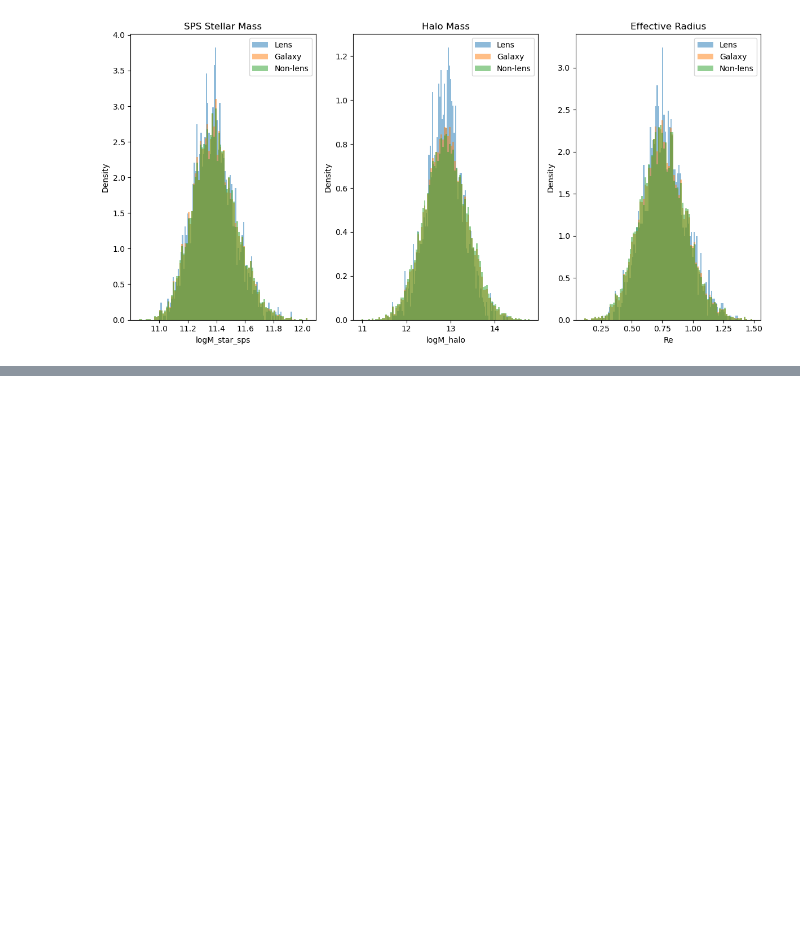
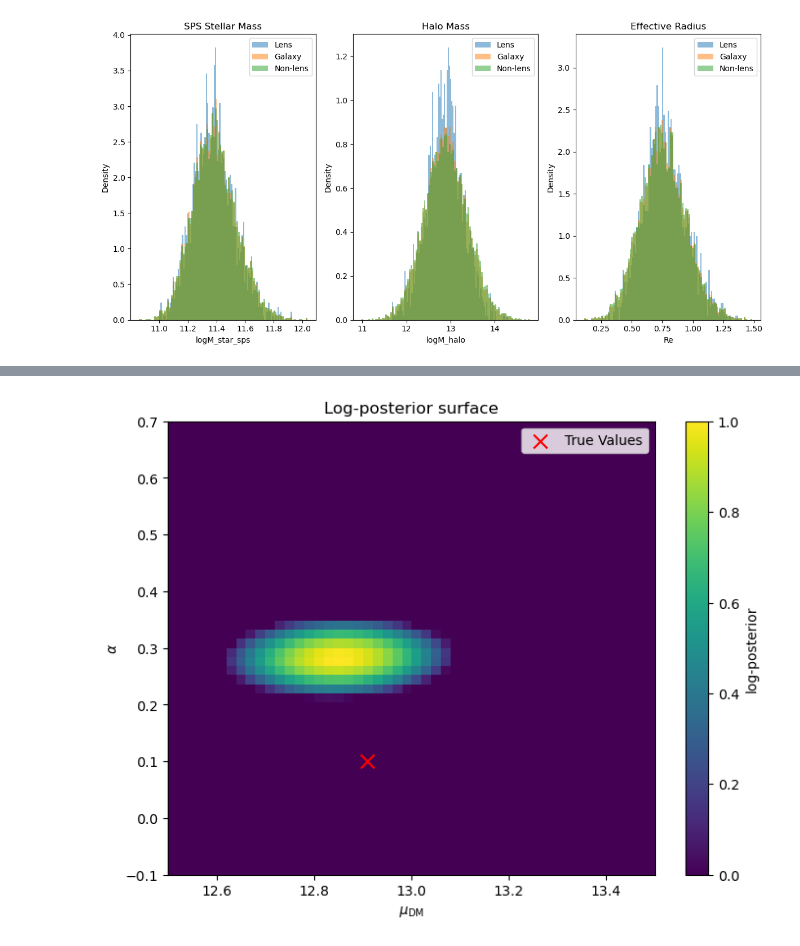
Before and after one commit to zheshishuoshuo/sl_inference_only_muDMalpha, a Jupyter notebook: test_notebook/test_mock.ipynb, the cells around one changed output, grey strips where cells are left out. Saved outputs shown, nothing was run; the diff lists cells and outputs as text; code cells hidden in the pictures; blank space fills up the shorter version.

```diff
--- a/test_notebook/test_mock.ipynb
+++ b/test_notebook/test_mock.ipynb
@@ -81,0 +109,54 @@ nonlens = df_lens[df_lens["is_lensed"] == 0]
+# %%
+import numpy as np
+import matplotlib.pyplot as plt
+from joblib import Parallel, delayed
+from tqdm import tqdm
+import sys
+sys.path.append("../..")
+import sl_inference_only_muDMalpha as sl
+from sl_inference_only_muDMalpha.likelihood import log_posterior, precompute_grids
+from sl_inference_only_muDMalpha.config import SCATTER
+from sl_inference_only_muDMalpha.mock_generator.mock_generator import run_mock_simulation
+
+# 1. 固定 mock 数据
+logalpha = 0.1
+mock_lens_data, mock_observed_data = run_mock_simulation(300, logalpha=logalpha, seed=42)
+logM_sps_obs = mock_observed_data["logM_star_sps_observed"].values
+
+# 2. 预计算 grids
+logMh_grid = np.linspace(11.0, 15.0, 100)
+grids = precompute_grids(mock_observed_data, logMh_grid, sigma_m=SCATTER.mag)
+
+# 3. 定义网格范围
+muDM_values = np.linspace(12.5, 13.5, 50)
+alpha_values = np.linspace(-0.1, 0.7, 50)
+
+# 4. 并行计算 log-likelihood（不加先验）
+param_grid = [(mu, a) for mu in muDM_values for a in alpha_values]
+results = Parallel(n_jobs=8)(
+    delayed(log_posterior)([mu, a], grids, logM_sps_obs)
+    for mu, a in tqdm(param_grid, desc="Computing logL grid")
+)
+
+logL = np.array(results).reshape(len(muDM_values), len(alpha_values))
+
+# 5. 画热力图
+plt.figure(figsize=(8, 6))
+plt.imshow(
+    logL.T,
+    origin='lower',
+    extent=[muDM_values.min(), muDM_values.max(), alpha_values.min(), alpha_values.max()],
+    vmax=np.max(logL),
+    vmin=np.max(logL) - 10,
+    aspect='auto',
+    cmap='viridis'
+)
+plt.scatter([12.91], [logalpha], color='red', marker='x', s=100, label='True Values')
+plt.colorbar(label='log-posterior')
+plt.xlabel(r'$\mu_{\rm DM}$')
+plt.ylabel(r'$\alpha$')
+plt.legend()
+plt.title('Log-posterior surface')
+plt.show()
+# %% [output]
+[figure, added]
```
Also changed, not shown: parts of 12 cells of this notebook, 3 other files.
